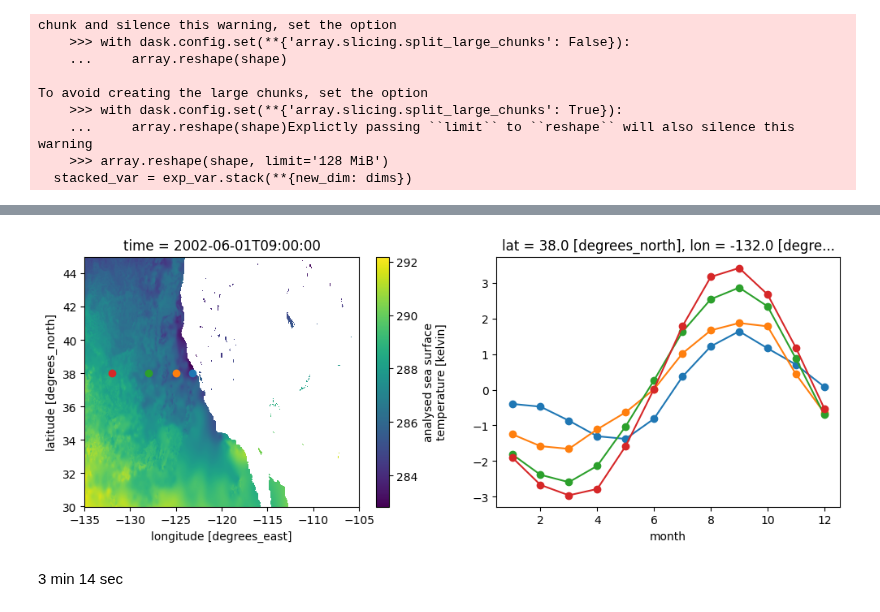
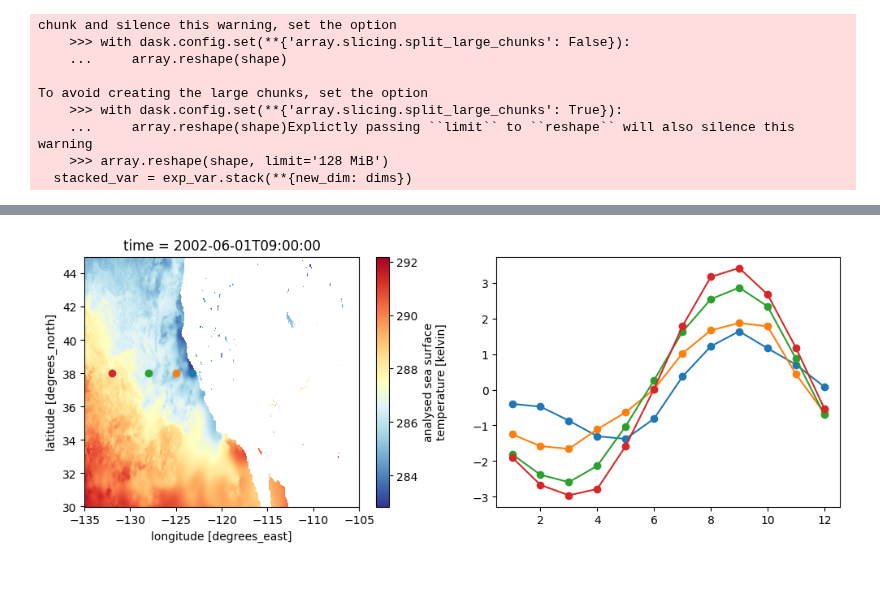
Before and after one commit to DeanHenze/cloud_earthdata, a Jupyter notebook: coiled/demos/coiled_cluster_demo.ipynb, the cells around one changed output, grey strips where cells are left out. Drawn from its saved outputs; the diff is of its cells as text; code cells hidden in the pictures; blank space fills up the shorter version.

```diff
--- a/coiled/demos/coiled_cluster_demo.ipynb
+++ b/coiled/demos/coiled_cluster_demo.ipynb
@@ -79,3 +86,5 @@ for lat, lon in zip(lat_points, lon_points):
 # %%
-datainfo_thinned = datainfo[:4000]
-datainfo_thinned = [datainfo[i] for i in range(len(datainfo_thinned)) if i%7==0]
+## Thin out data files to get weekly temporal resolution for the first ~decade:
+#datainfo_thinned = datainfo[:4000]
+#datainfo_thinned = [datainfo[i] for i in range(len(datainfo_thinned)) if i%7==0]
+datainfo_thinned = [datainfo[i] for i in range(len(datainfo)) if i%7==0]
@@ -148,4 +187,0 @@ AMSRE-REMSS, AVHRR_Pathfinder-PFV5.2-NODC_day, AVHRR_Pathfinder-PFV5.2-NODC_nigh
-# %%
-sst = sst.chunk(chunks={'lat': 500, 'lon': 500, 'time': 200})
-#sst = sst.chunk(chunks={'lat': 500, 'lon': 1000, 'time': 200})
-sst
@@ -207,18 +226,18 @@ seasonal_cycle = seasonal_cycle.compute()
-# %%
-fig2, axes2 = plt.subplots(1, 2, figsize=(12, 4))
-
-## Replot the map and points from the test file:
-sst_test.sel(lat=slice(*lat_region), lon=slice(*lon_region)).plot(ax=axes2[0])
-for lat, lon in zip(lat_points, lon_points):
-    axes2[0].scatter(lon, lat)
-
-## Seasonal cycles on another plot
-for lat, lon in zip(lat_points, lon_points):
-    seasonal_cycle.sel(lat=lat, lon=lon).plot(marker='o', ax=axes2[1])
-# %% [output]
-[figure, old version]
 # %%
 client.shutdown()
 cluster.shutdown()
-# %% [markdown]
-3 min 14 sec
+# %%
+fig2, axes2 = plt.subplots(1, 2, figsize=(12, 4))
+
+## Replot the map and points from the test file:
+sst_test.sel(lat=slice(*lat_region), lon=slice(*lon_region)).plot(ax=axes2[0], cmap='RdYlBu_r')
+for lat, lon in zip(lat_points, lon_points):
+    axes2[0].scatter(lon, lat)
+
+## Seasonal cycles on another plot
+for lat, lon in zip(lat_points, lon_points):
+    #seasonal_cycle.sel(lat=lat, lon=lon).plot(marker='o', ax=axes2[1])
+    scycle_point = seasonal_cycle.sel(lat=lat, lon=lon)
+    axes2[1].plot(scycle_point['month'], scycle_point.values, 'o-')
+# %% [output]
+[figure, new version]
```
Also changed, not shown: parts of 17 cells of this notebook, 2 other files.
